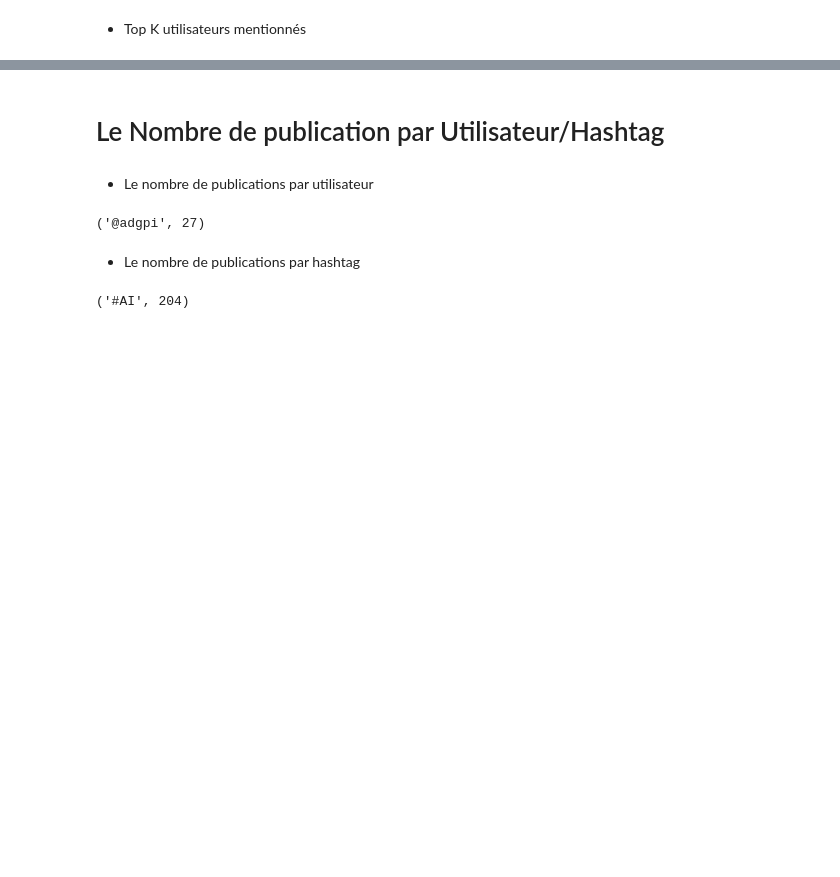
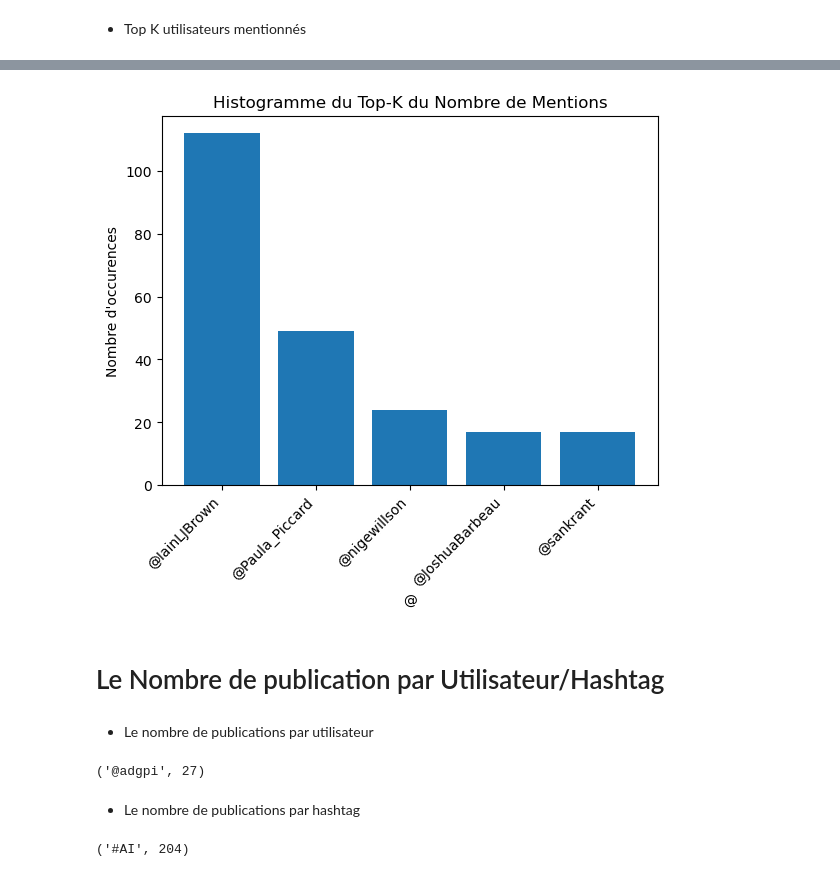
Before and after one commit to LugolBis/Projet-IN304, a Jupyter notebook: InPoDa POO Desmares-Desfontaines.ipynb, the cells around one changed output, grey strips where cells are left out. Drawn from its saved outputs; the diff is of its cells as text; code cells hidden in the pictures; blank space fills up the shorter version.

```diff
--- a/InPoDa POO Desmares-Desfontaines.ipynb
+++ b/InPoDa POO Desmares-Desfontaines.ipynb
@@ -615,3 +633,7 @@ DicoA.TopKA(5)
+# %%
+Inpoda(DF=DicoA.TopKA(5)).Histogramme()
+# %% [output]
+[figure, added]
 # %%
 # Autre Exemple :
 #DFP.TopKA(K=-6,DicoA=DicoA.Dico)
```
Also changed, not shown: parts of 15 cells of this notebook.
